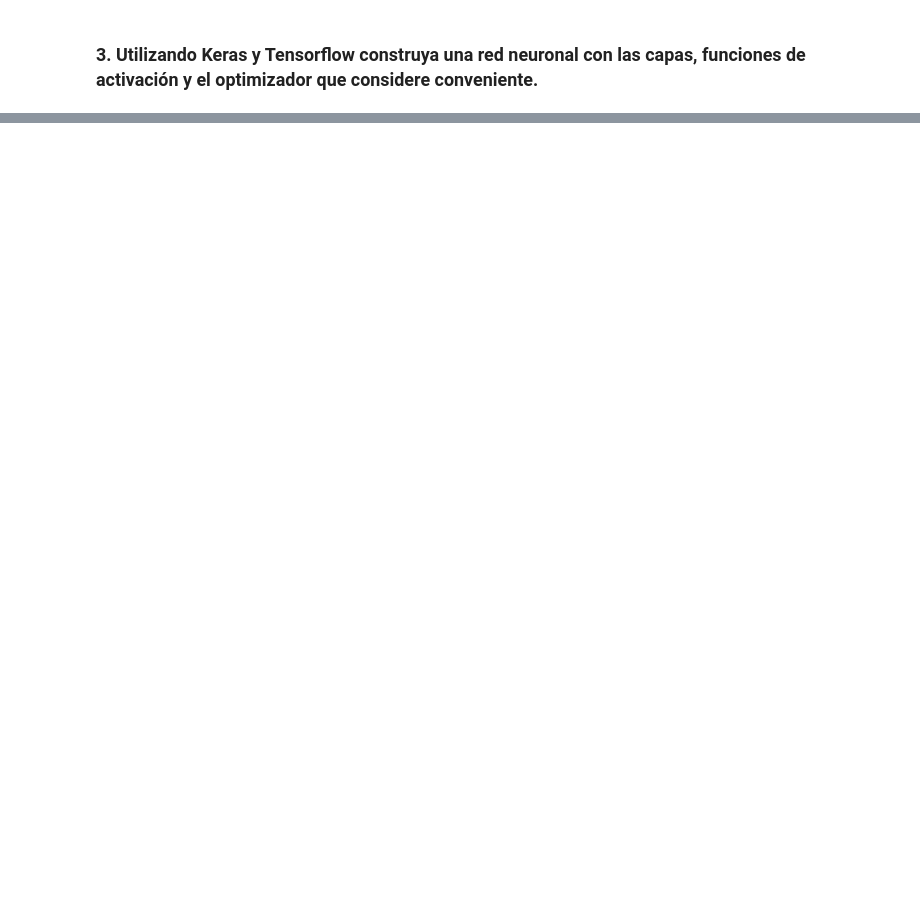
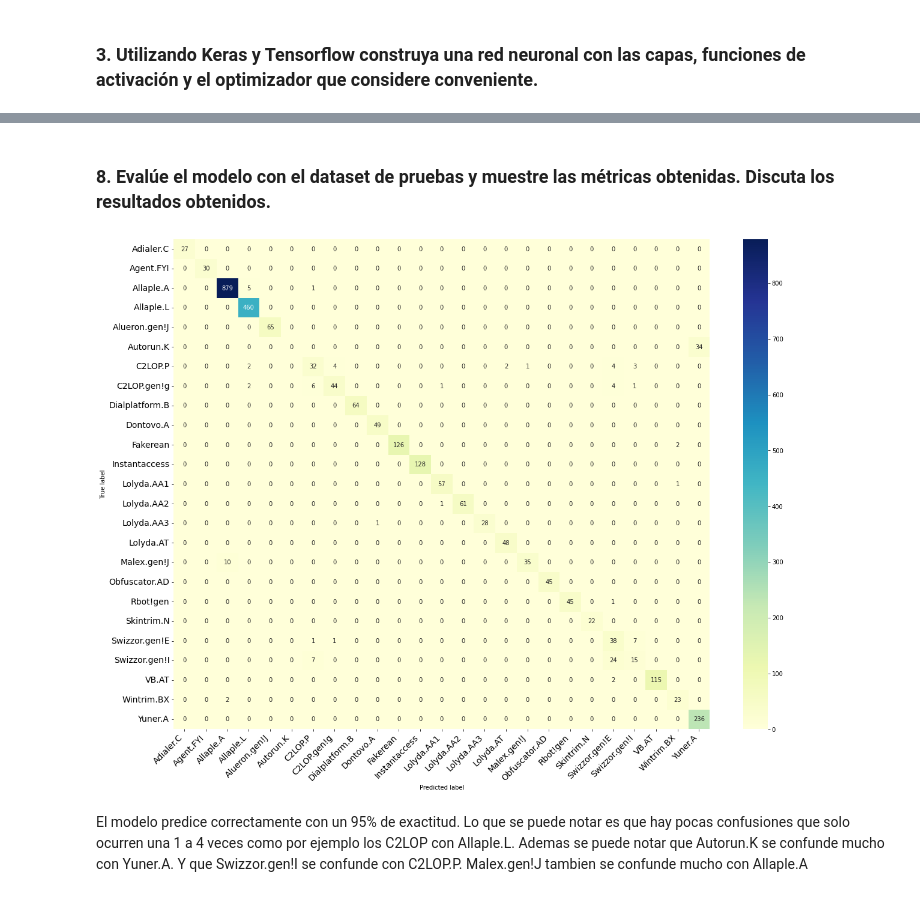
Before and after one commit to sergiomarchena16/lab7-sds, a Jupyter notebook: main.ipynb, the cells around one changed output, grey strips where cells are left out. Saved outputs shown, nothing was run; the diff lists cells and outputs as text; code cells hidden in the pictures; blank space fills up the shorter version.

```diff
--- a/main.ipynb
+++ b/main.ipynb
@@ -187,0 +218,29 @@ NameError: name 'imgs' is not defined
+# %% [markdown]
+### 8. Evalúe el modelo con el dataset de pruebas y muestre las métricas obtenidas. Discuta los resultados obtenidos.
+# %%
+y_predict = np.argmax(model.predict(x_test), axis=-1)
+y_test = np.argmax(y_test, axis=1)
+# %%
+from sklearn import metrics
+
+c_matrix = metrics.confusion_matrix(y_test, y_predict)
+# %%
+import seaborn as sns
+
+def confusion_matrix(confusion_matrix, class_names, figsize = (10,7), fontsize=10):
+    df_cm = pd.DataFrame( confusion_matrix, index=class_names, columns=class_names)
+    fig = plt.figure(figsize=figsize)
+    heatmap = sns.heatmap(df_cm, annot=True, fmt="d",  cmap='YlGnBu')
+    heatmap.yaxis.set_ticklabels(heatmap.yaxis.get_ticklabels(), rotation=0, ha='right', fontsize=fontsize)
+    heatmap.xaxis.set_ticklabels(heatmap.xaxis.get_ticklabels(), rotation=45, ha='right', fontsize=fontsize)
+    plt.ylabel('True label')
+    plt.xlabel('Predicted label')
+
+class_names= batches.class_indices.keys()
+
+
+confusion_matrix(c_matrix, class_names, figsize = (20,15), fontsize=14)
+# %% [output]
+[figure, added]
+# %% [markdown]
+El modelo predice correctamente con un 95% de exactitud. Lo que se puede notar es que hay pocas confusiones que solo ocurren una 1 a 4 veces como por ejemplo los C2LOP con Allaple.L. Ademas se puede notar que Autorun.K se confunde mucho con Yuner.A. Y que Swizzor.gen!I se confunde con C2LOP.P. Malex.gen!J tambien se confunde mucho con Allaple.A
```
Also changed, not shown: parts of 24 cells of this notebook.
